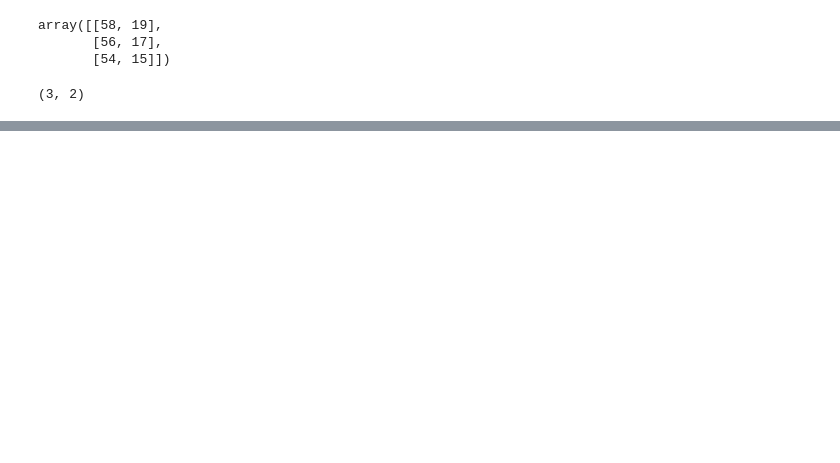
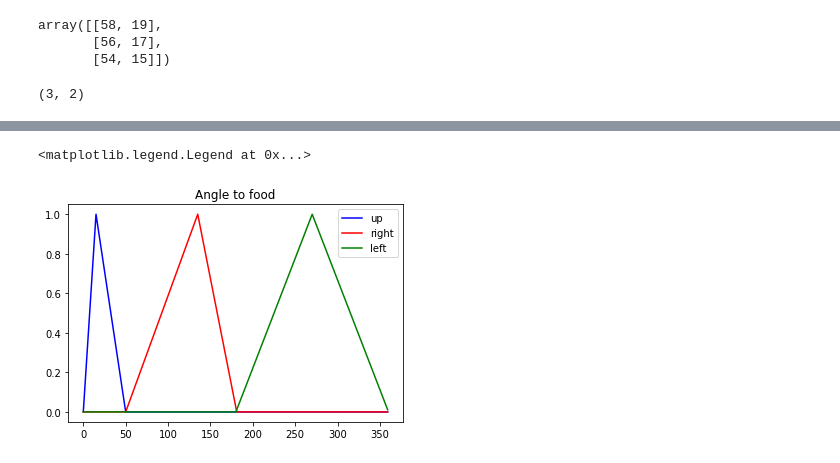
Before and after one commit to ProtossLuigi/snek, a Jupyter notebook: notebooks/DebugNotebook.ipynb, the cells around one changed output, grey strips where cells are left out. Drawn from its saved outputs; the diff is of its cells as text; code cells hidden in the pictures; blank space fills up the shorter version.

```diff
--- a/notebooks/DebugNotebook.ipynb
+++ b/notebooks/DebugNotebook.ipynb
@@ -36,0 +82,19 @@ plt.legend()
+# %%
+angle_range = np.arange(0, 360)
+
+food_loc = {}
+food_loc['up'] = fuzz.trimf(angle_range,[0,15,50])
+food_loc['right'] = fuzz.trimf(angle_range,[50,135,181])
+food_loc['left'] = fuzz.trimf(angle_range, [180,270,360])
+
+
+
+fig = plt.figure()
+for direction, color in zip(food_loc.keys(), ["b","r","g"]):
+    plt.plot(angle_range, food_loc[direction], color, linewidth=1.5, label=direction)
+
+plt.title('Angle to food')
+plt.legend()
+# %% [output]
+<matplotlib.legend.Legend at 0x...>
+[figure, added]
```
Also changed, not shown: parts of 5 cells of this notebook, 1 other file.
